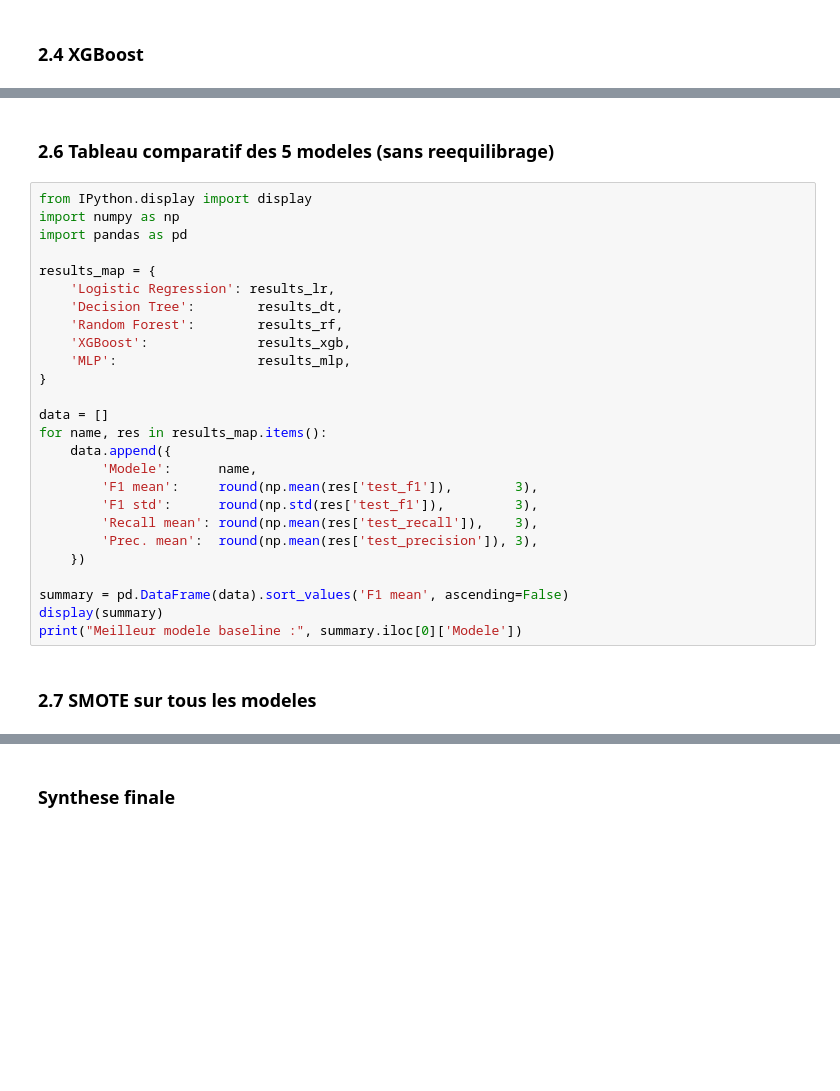
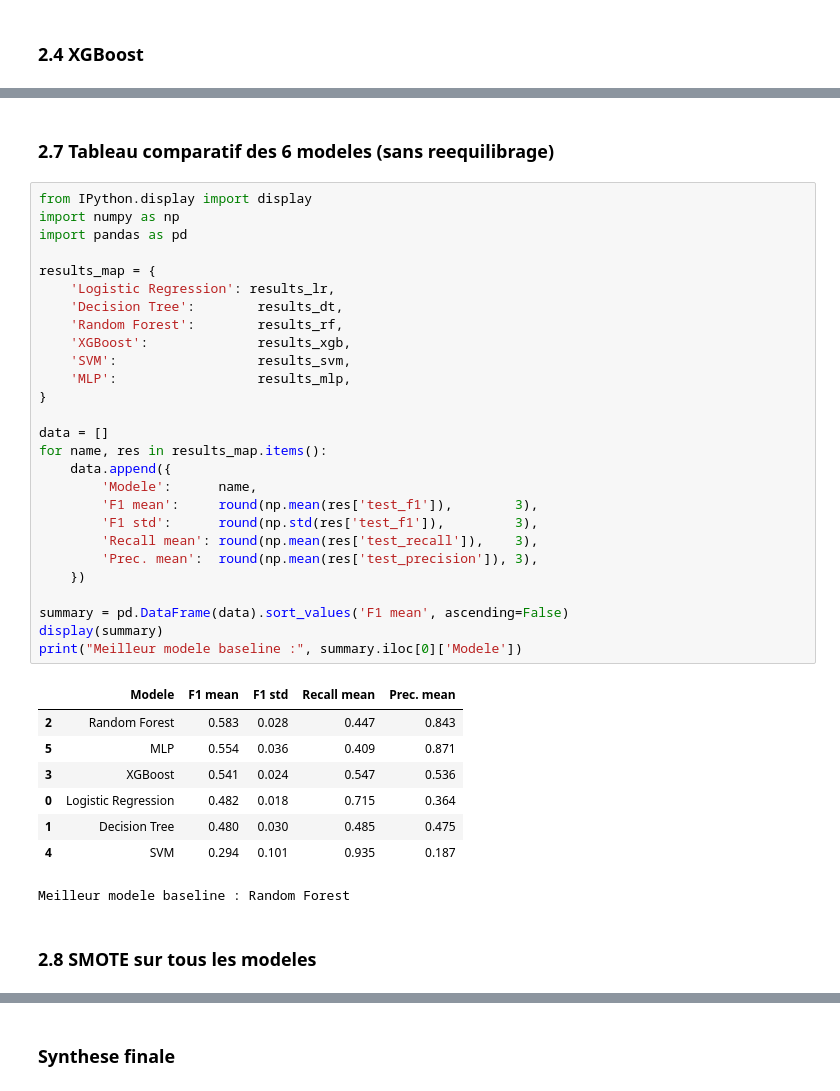
Before and after one commit to Assel-El-Fadil/ML_Medical_trial_prediction, a Jupyter notebook: notebooks/04_modeling.ipynb, the cells around one changed output, grey strips where cells are left out. Saved outputs shown, nothing was run; the diff lists cells and outputs as text; blank space fills up the shorter version.

```diff
--- a/notebooks/04_modeling.ipynb
+++ b/notebooks/04_modeling.ipynb
@@ -170,33 +233,43 @@ print(f"Precision : {np.mean(results_mlp['test_precision']):.3f} ± {np.std(resu
 # %% [markdown]
-### 2.6 Tableau comparatif des 5 modeles (sans reequilibrage)
+### 2.7 Tableau comparatif des 6 modeles (sans reequilibrage)
 # %%
 from IPython.display import display
 import numpy as np
 import pandas as pd
 
 results_map = {
     'Logistic Regression': results_lr,
     'Decision Tree':        results_dt,
     'Random Forest':        results_rf,
     'XGBoost':              results_xgb,
+    'SVM':                  results_svm,
     'MLP':                  results_mlp,
 }
 
 data = []
 for name, res in results_map.items():
     data.append({
         'Modele':      name,
         'F1 mean':     round(np.mean(res['test_f1']),        3),
         'F1 std':      round(np.std(res['test_f1']),         3),
         'Recall mean': round(np.mean(res['test_recall']),    3),
         'Prec. mean':  round(np.mean(res['test_precision']), 3),
     })
 
 summary = pd.DataFrame(data).sort_values('F1 mean', ascending=False)
 display(summary)
 print("Meilleur modele baseline :", summary.iloc[0]['Modele'])
+# %% [output]
+|  | Modele | F1 mean | F1 std | Recall mean | Prec. mean |
+| 2 | Random Forest | 0.583 | 0.028 | 0.447 | 0.843 |
+| 5 | MLP | 0.554 | 0.036 | 0.409 | 0.871 |
+| 3 | XGBoost | 0.541 | 0.024 | 0.547 | 0.536 |
+| 0 | Logistic Regression | 0.482 | 0.018 | 0.715 | 0.364 |
+| 1 | Decision Tree | 0.480 | 0.030 | 0.485 | 0.475 |
+| 4 | SVM | 0.294 | 0.101 | 0.935 | 0.187 |
+Meilleur modele baseline : Random Forest
 # %% [markdown]
-### 2.7 SMOTE sur tous les modeles
+### 2.8 SMOTE sur tous les modeles
 # %%
 from imblearn.over_sampling import SMOTE
 from imblearn.pipeline import Pipeline
```
Also changed, not shown: parts of 19 cells of this notebook, 11 other files.
